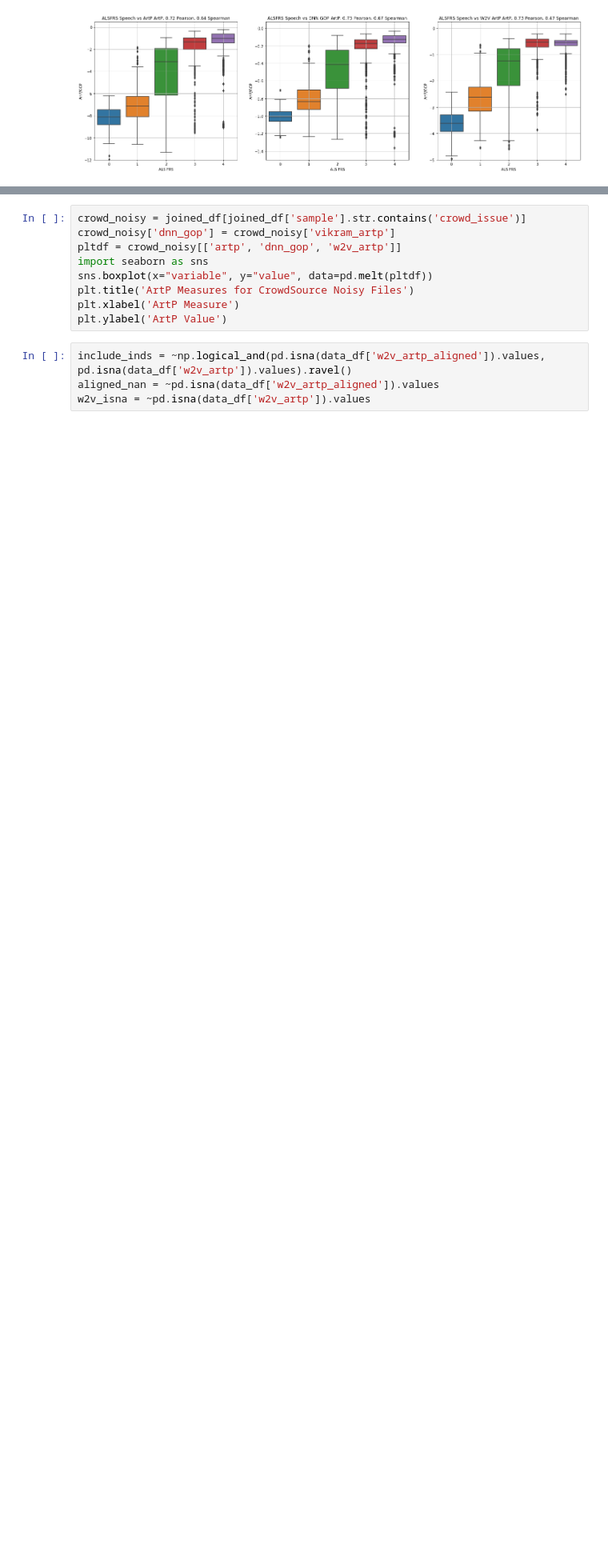
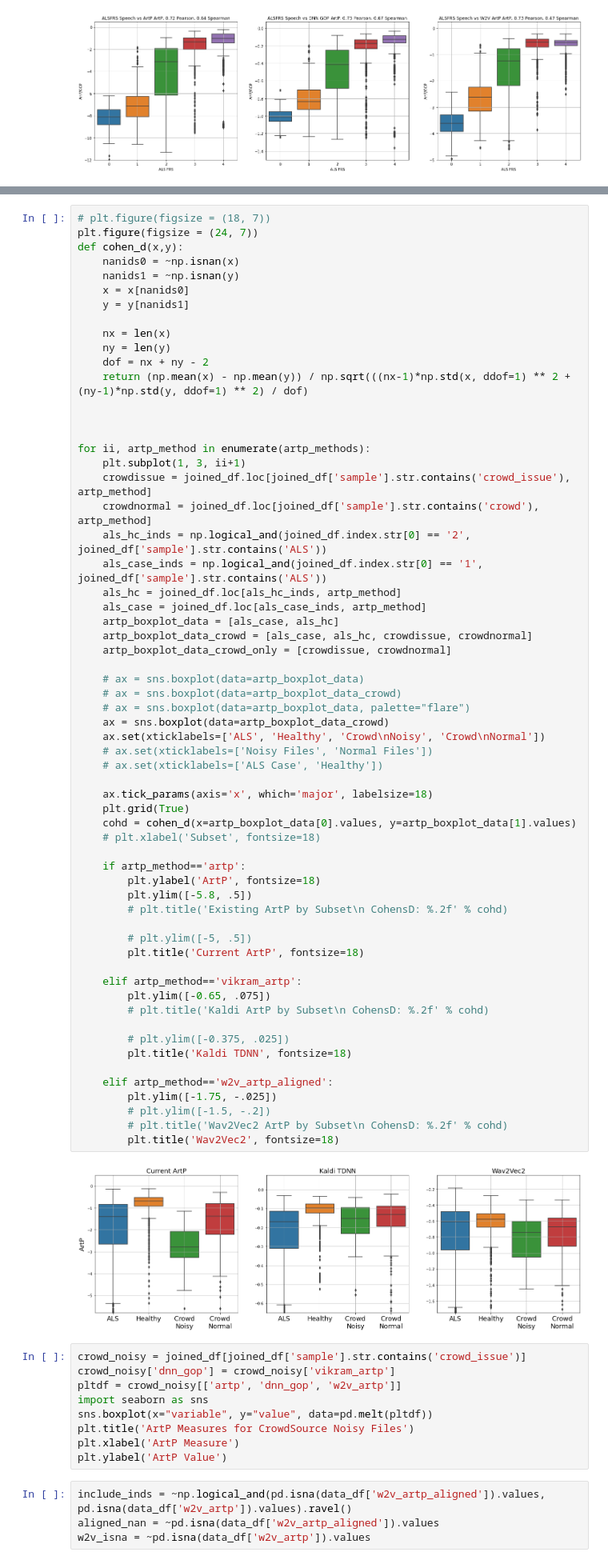
Before and after one commit to pkadambi/charsiu, a Jupyter notebook: dnn_artp_analysis.ipynb, the cells around one changed output, grey strips where cells are left out. Shown: that part at 80% size. Drawn from its saved outputs; the diff is of its cells as text; blank space fills up the shorter version.

Commit message:
added changes to artp analysis

```diff
--- a/dnn_artp_analysis.ipynb
+++ b/dnn_artp_analysis.ipynb
@@ -296,3 +251,66 @@ for ii, artp_method in enumerate(artp_methods):
+# %%
+# plt.figure(figsize = (18, 7))
+plt.figure(figsize = (24, 7))
+def cohen_d(x,y):
+    nanids0 = ~np.isnan(x)
+    nanids1 = ~np.isnan(y)
+    x = x[nanids0]
+    y = y[nanids1]
+
+    nx = len(x)
+    ny = len(y)
+    dof = nx + ny - 2
+    return (np.mean(x) - np.mean(y)) / np.sqrt(((nx-1)*np.std(x, ddof=1) ** 2 + (ny-1)*np.std(y, ddof=1) ** 2) / dof)
+
+
+
+for ii, artp_method in enumerate(artp_methods):
+    plt.subplot(1, 3, ii+1)
+    crowdissue = joined_df.loc[joined_df['sample'].str.contains('crowd_issue'), artp_method]
+    crowdnormal = joined_df.loc[joined_df['sample'].str.contains('crowd'), artp_method]
+    als_hc_inds = np.logical_and(joined_df.index.str[0] == '2', joined_df['sample'].str.contains('ALS'))
+    als_case_inds = np.logical_and(joined_df.index.str[0] == '1', joined_df['sample'].str.contains('ALS'))
+    als_hc = joined_df.loc[als_hc_inds, artp_method]
+    als_case = joined_df.loc[als_case_inds, artp_method]
+    artp_boxplot_data = [als_case, als_hc]
+    artp_boxplot_data_crowd = [als_case, als_hc, crowdissue, crowdnormal]
+    artp_boxplot_data_crowd_only = [crowdissue, crowdnormal]
+
+    # ax = sns.boxplot(data=artp_boxplot_data)
+    # ax = sns.boxplot(data=artp_boxplot_data_crowd)
+    # ax = sns.boxplot(data=artp_boxplot_data, palette="flare")
+    ax = sns.boxplot(data=artp_boxplot_data_crowd)
+    ax.set(xticklabels=['ALS', 'Healthy', 'Crowd\nNoisy', 'Crowd\nNormal'])
+    # ax.set(xticklabels=['Noisy Files', 'Normal Files'])
+    # ax.set(xticklabels=['ALS Case', 'Healthy'])
+
+    ax.tick_params(axis='x', which='major', labelsize=18)
+    plt.grid(True)
+    cohd = cohen_d(x=artp_boxplot_data[0].values, y=artp_boxplot_data[1].values)
+    # plt.xlabel('Subset', fontsize=18)
+
+    if artp_method=='artp':
+        plt.ylabel('ArtP', fontsize=18)
+        plt.ylim([-5.8, .5])
+        # plt.title('Existing ArtP by Subset\n CohensD: %.2f' % cohd)
+
+        # plt.ylim([-5, .5])
+        plt.title('Current ArtP', fontsize=18)
+
+    elif artp_method=='vikram_artp':
+        plt.ylim([-0.65, .075])
+        # plt.title('Kaldi ArtP by Subset\n CohensD: %.2f' % cohd)
+
+        # plt.ylim([-0.375, .025])
+        plt.title('Kaldi TDNN', fontsize=18)
+
+    elif artp_method=='w2v_artp_aligned':
+        plt.ylim([-1.75, -.025])
+        # plt.ylim([-1.5, -.2])
+        # plt.title('Wav2Vec2 ArtP by Subset\n CohensD: %.2f' % cohd)
+        plt.title('Wav2Vec2', fontsize=18)
+# %% [output]
+[figure, added]
 # %%
 crowd_noisy = joined_df[joined_df['sample'].str.contains('crowd_issue')]
 crowd_noisy['dnn_gop'] = crowd_noisy['vikram_artp']
```
Also changed, not shown: parts of 1 cell of this notebook, 1 other file.
